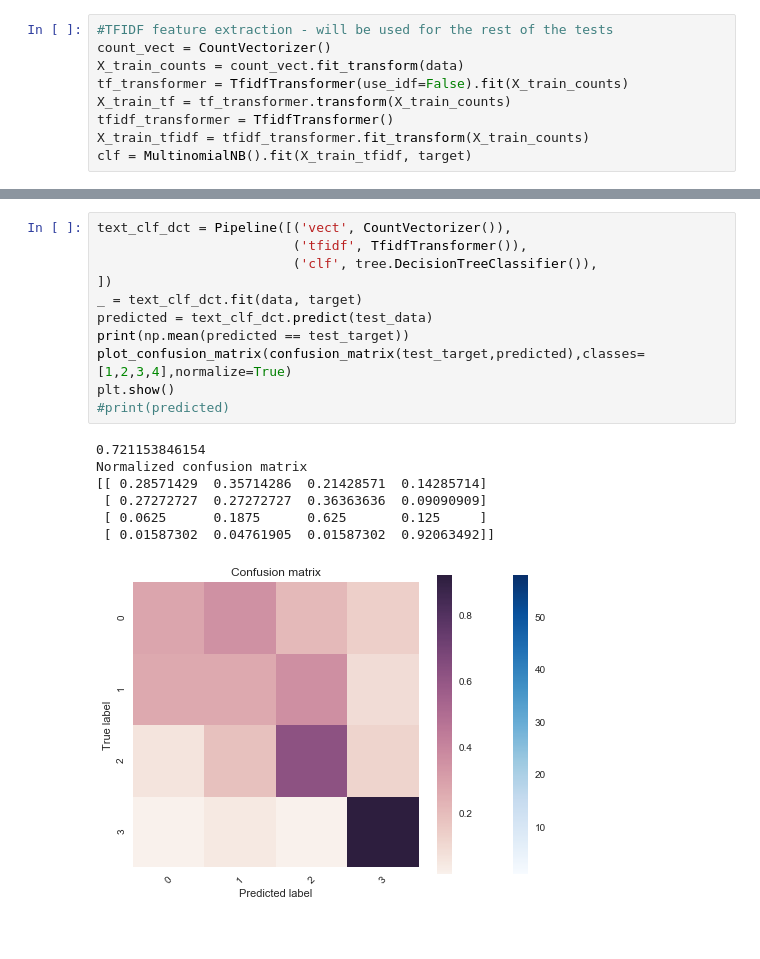
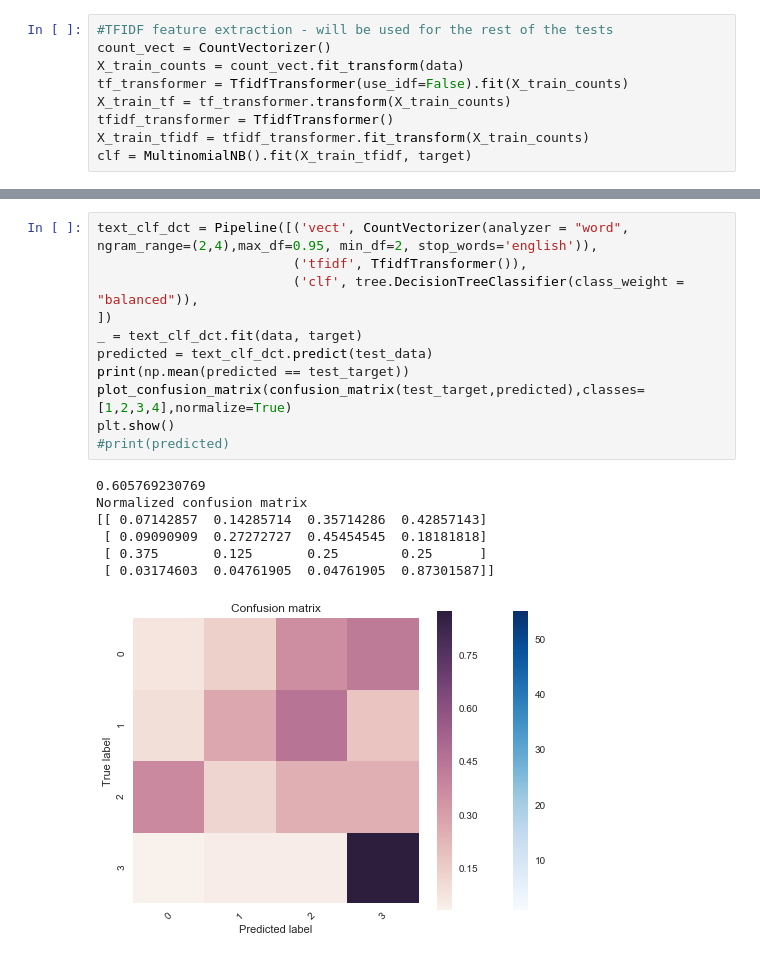
Before and after one commit to Ravirajadrangi/BMIR-project-, a Jupyter notebook: smoking_machinelearning.ipynb, the cells around one changed output, grey strips where cells are left out. Saved outputs shown, nothing was run; the diff lists cells and outputs as text.

```diff
--- a/smoking_machinelearning.ipynb
+++ b/smoking_machinelearning.ipynb
@@ -149,19 +189,19 @@ Normalized confusion matrix
 # %%
-text_clf_dct = Pipeline([('vect', CountVectorizer()),
+text_clf_dct = Pipeline([('vect', CountVectorizer(analyzer = "word", ngram_range=(2,4),max_df=0.95, min_df=2, stop_words='english')),
                          ('tfidf', TfidfTransformer()),
-                         ('clf', tree.DecisionTreeClassifier()),
+                         ('clf', tree.DecisionTreeClassifier(class_weight = "balanced")),
 ])
 _ = text_clf_dct.fit(data, target)
 predicted = text_clf_dct.predict(test_data)
 print(np.mean(predicted == test_target))
 plot_confusion_matrix(confusion_matrix(test_target,predicted),classes=[1,2,3,4],normalize=True)
 plt.show()
 #print(predicted)
 # %% [output]
-0.721153846154
+0.605769230769
 Normalized confusion matrix
-[[ 0.28571429  0.35714286  0.21428571  0.14285714]
- [ 0.27272727  0.27272727  0.36363636  0.09090909]
- [ 0.0625      0.1875      0.625       0.125     ]
- [ 0.01587302  0.04761905  0.01587302  0.92063492]]
+[[ 0.07142857  0.14285714  0.35714286  0.42857143]
+ [ 0.09090909  0.27272727  0.45454545  0.18181818]
+ [ 0.375       0.125       0.25        0.25      ]
+ [ 0.03174603  0.04761905  0.04761905  0.87301587]]
-[figure, old version]
+[figure, new version]
```
Also changed, not shown: parts of 11 cells of this notebook, 6 other files.
